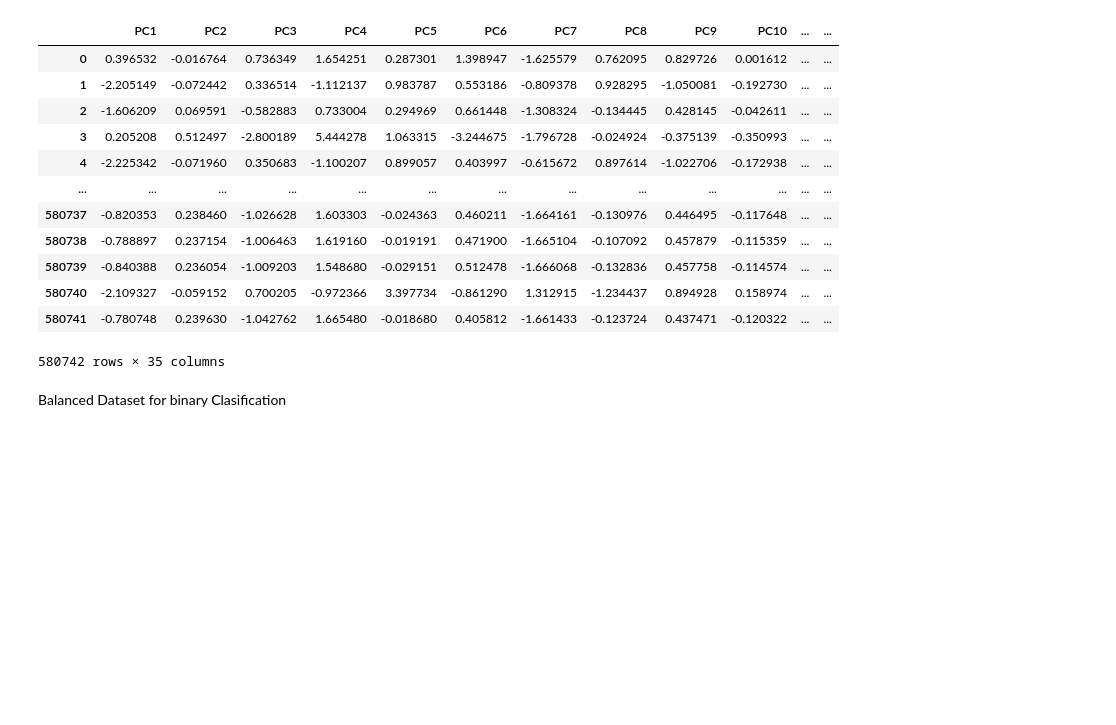
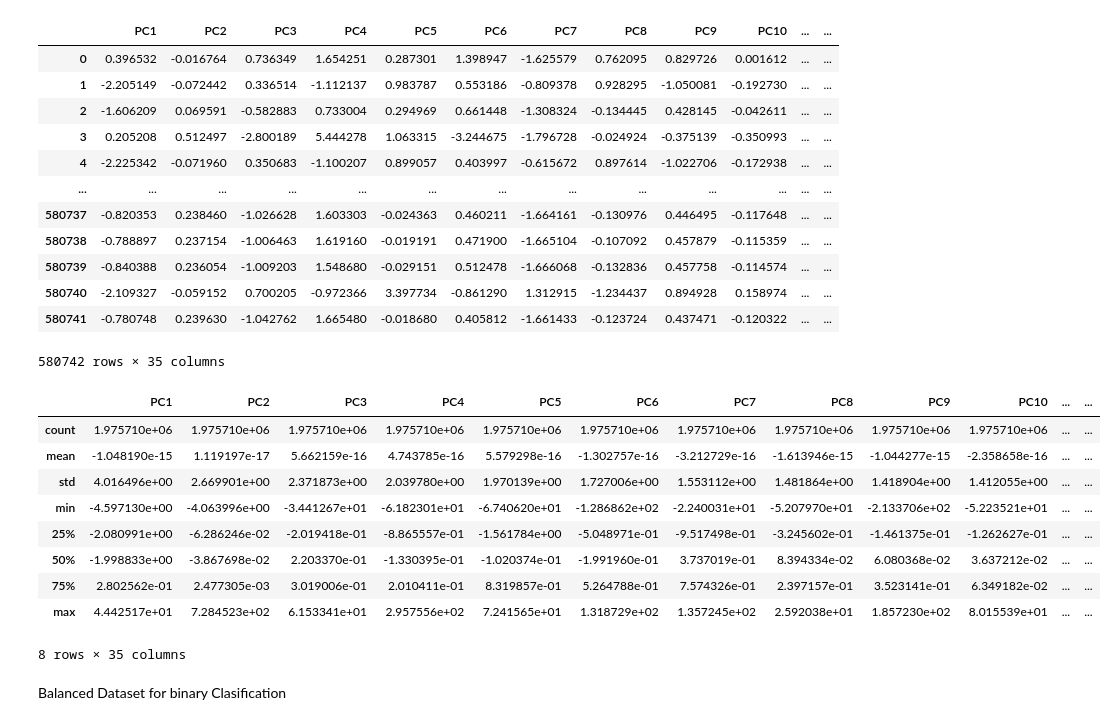
Before and after one commit to mohakapoor/Network_Anomaly_Detection_CICIDS2017, a Jupyter notebook: preprocessing.ipynb, the cells around one changed output. Drawn from its saved outputs; the diff is of its cells as text; code cells hidden in the pictures; blank space fills up the shorter version.

```diff
--- a/preprocessing.ipynb
+++ b/preprocessing.ipynb
@@ -207,6 +207,20 @@ new_data_test
 # %%
 new_data_train.to_parquet(r'new_data_train.parquet')
 new_data_test.to_parquet(r'new_data_test.parquet')
+# %%
+df1 = pd.read_parquet('new_data_train.parquet')
+df1.describe()
+# %% [output]
+|  | PC1 | PC2 | PC3 | PC4 | PC5 | PC6 | PC7 | PC8 | PC9 | PC10 | ... | ... |
+| count | 1.975710e+06 | 1.975710e+06 | 1.975710e+06 | 1.975710e+06 | 1.975710e+06 | 1.975710e+06 | 1.975710e+06 | 1.975710e+06 | 1.975710e+06 | 1.975710e+06 | ... | ... |
+| mean | -1.048190e-15 | 1.119197e-17 | 5.662159e-16 | 4.743785e-16 | 5.579298e-16 | -1.302757e-16 | -3.212729e-16 | -1.613946e-15 | -1.044277e-15 | -2.358658e-16 | ... | ... |
+| std | 4.016496e+00 | 2.669901e+00 | 2.371873e+00 | 2.039780e+00 | 1.970139e+00 | 1.727006e+00 | 1.553112e+00 | 1.481864e+00 | 1.418904e+00 | 1.412055e+00 | ... | ... |
+| min | -4.597130e+00 | -4.063996e+00 | -3.441267e+01 | -6.182301e+01 | -6.740620e+01 | -1.286862e+02 | -2.240031e+01 | -5.207970e+01 | -2.133706e+02 | -5.223521e+01 | ... | ... |
+| 25% | -2.080991e+00 | -6.286246e-02 | -2.019418e-01 | -8.865557e-01 | -1.561784e+00 | -5.048971e-01 | -9.517498e-01 | -3.245602e-01 | -1.461375e-01 | -1.262627e-01 | ... | ... |
+| 50% | -1.998833e+00 | -3.867698e-02 | 2.203370e-01 | -1.330395e-01 | -1.020374e-01 | -1.991960e-01 | 3.737019e-01 | 8.394334e-02 | 6.080368e-02 | 3.637212e-02 | ... | ... |
+| 75% | 2.802562e-01 | 2.477305e-03 | 3.019006e-01 | 2.010411e-01 | 8.319857e-01 | 5.264788e-01 | 7.574326e-01 | 2.397157e-01 | 3.523141e-01 | 6.349182e-02 | ... | ... |
+| max | 4.442517e+01 | 7.284523e+02 | 6.153341e+01 | 2.957556e+02 | 7.241565e+01 | 1.318729e+02 | 1.357245e+02 | 2.592038e+01 | 1.857230e+02 | 8.015539e+01 | ... | ... |
+8 rows × 35 columns
 # %% [markdown]
 Balanced Dataset for binary Clasification
 # %%
```
Also changed, not shown: 11 other files.
